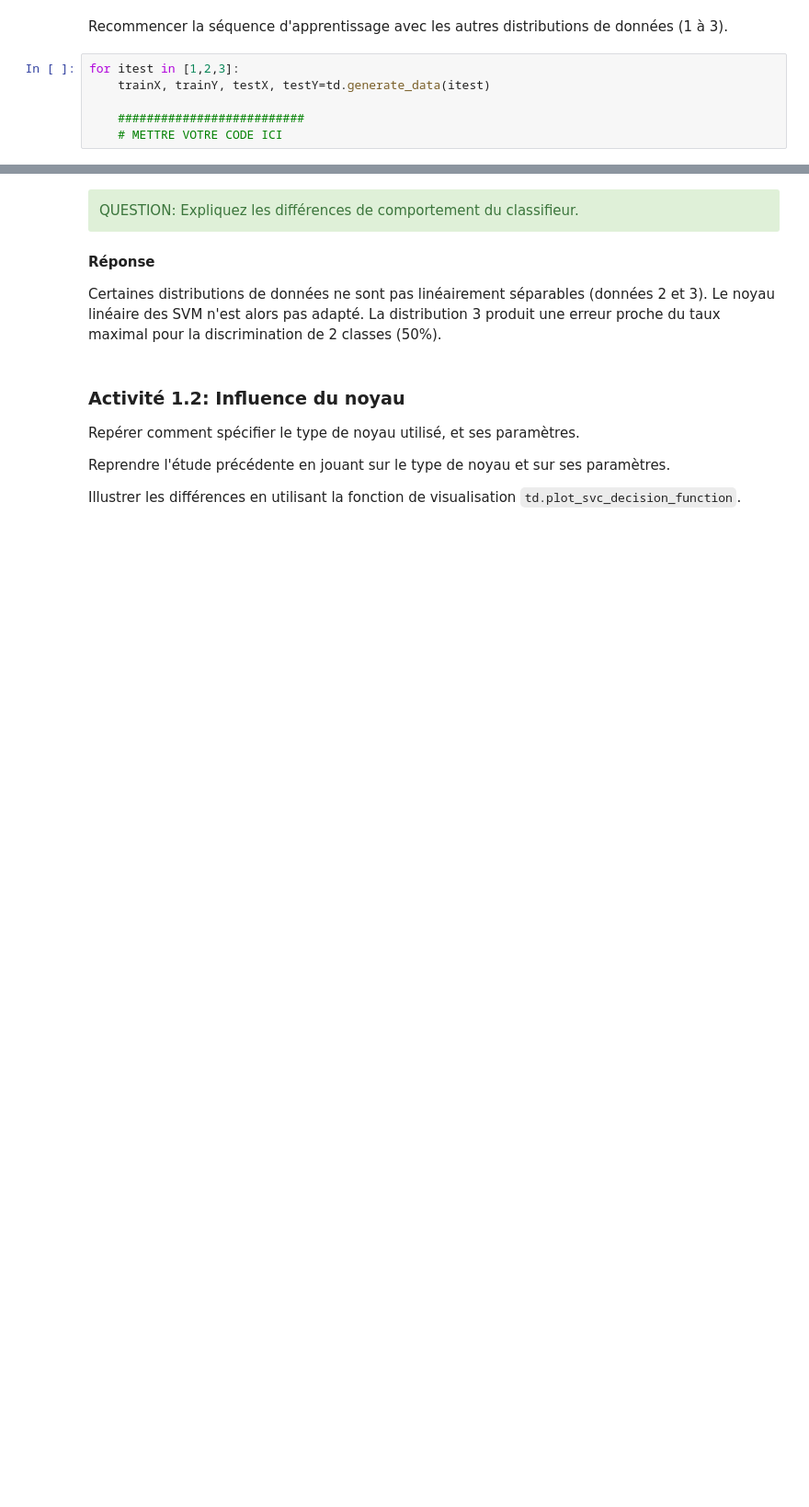
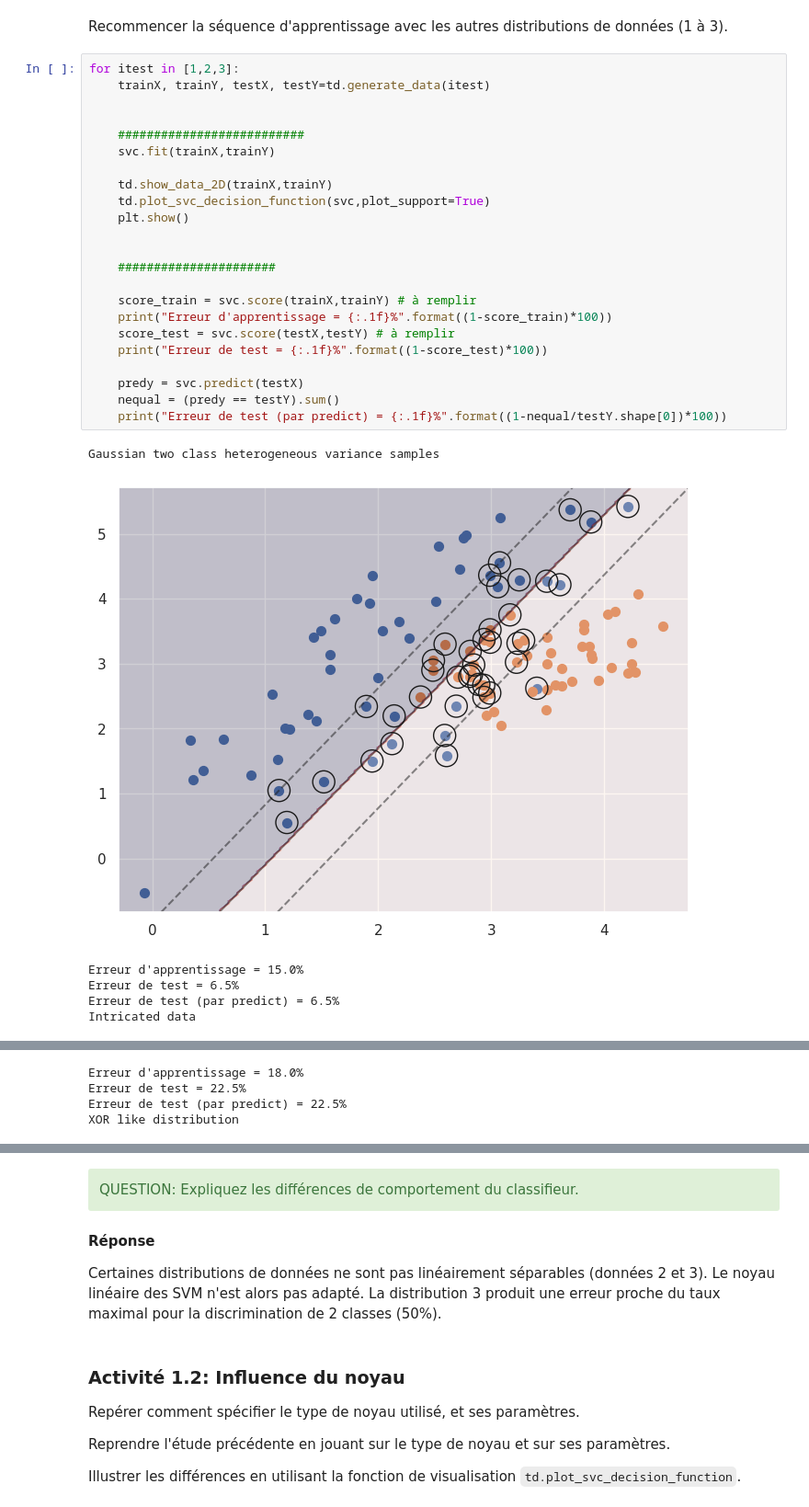
Before and after one commit to SichenPa221/ATSI, a Jupyter notebook: td_svm_2023.ipynb, the cells around one changed output, grey strips where cells are left out. Shown at 92% size. Drawn from its saved outputs; the diff is of its cells as text; blank space fills up the shorter version.

```diff
--- a/td_svm_2023.ipynb
+++ b/td_svm_2023.ipynb
@@ -121,8 +134,32 @@ NameError: ignored
 # %% [markdown]
 Recommencer la séquence d'apprentissage avec les autres distributions de données (1 à 3).
-# %%
-for itest in [1,2,3]:
-    trainX, trainY, testX, testY=td.generate_data(itest)
-
-    ##########################
-    # METTRE VOTRE CODE ICI
+# %%
+for itest in [1,2,3]:
+    trainX, trainY, testX, testY=td.generate_data(itest)
+
+
+    ##########################
+    svc.fit(trainX,trainY)
+
+    td.show_data_2D(trainX,trainY)
+    td.plot_svc_decision_function(svc,plot_support=True)
+    plt.show()
+
+
+    ######################
+
+    score_train = svc.score(trainX,trainY) # à remplir
+    print("Erreur d'apprentissage = {:.1f}%".format((1-score_train)*100))
+    score_test = svc.score(testX,testY) # à remplir
+    print("Erreur de test = {:.1f}%".format((1-score_test)*100))
+
+    predy = svc.predict(testX)
+    nequal = (predy == testY).sum()
+    print("Erreur de test (par predict) = {:.1f}%".format((1-nequal/testY.shape[0])*100))
+# %% [output]
+Gaussian two class heterogeneous variance samples
+[figure, added]
+Erreur d'apprentissage = 15.0%
+Erreur de test = 6.5%
+Erreur de test (par predict) = 6.5%
+Intricated data
@@ -128,0 +167,4 @@ for itest in [1,2,3]:
+Erreur d'apprentissage = 18.0%
+Erreur de test = 22.5%
+Erreur de test (par predict) = 22.5%
+XOR like distribution
```
Also changed, not shown: parts of 12 cells of this notebook.
